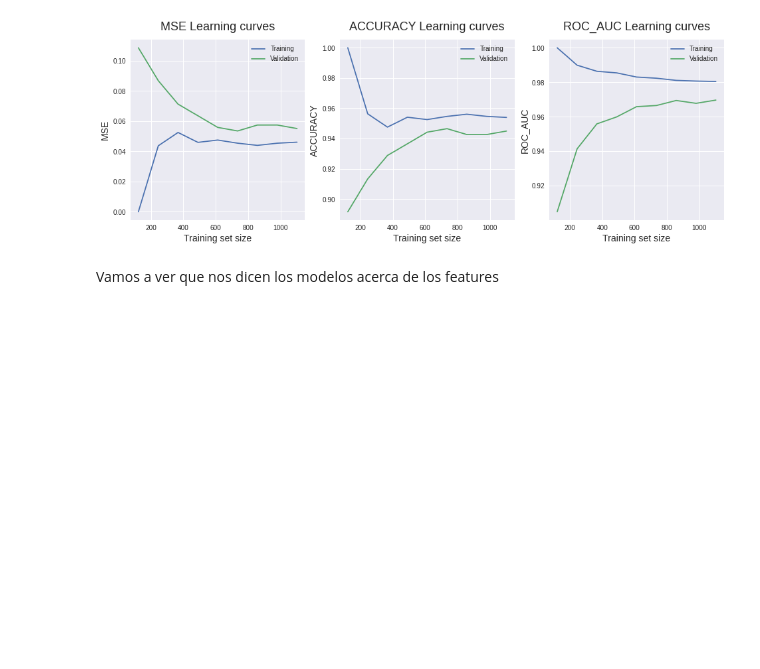
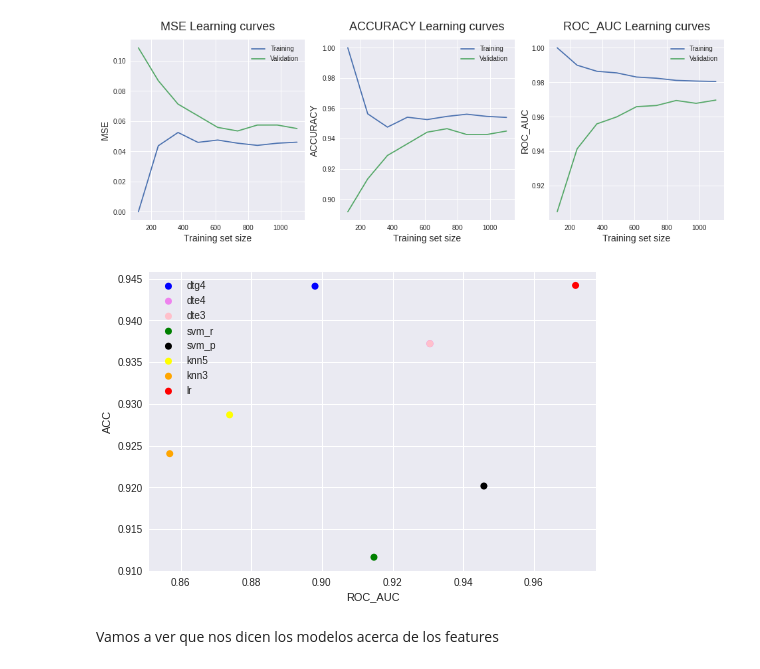
Before and after one commit to abel1927/DJ-MLB-Hall-Fame, a Jupyter notebook: Models/model_feature_selection.ipynb, the cells around one changed output. Saved outputs shown, nothing was run; the diff lists cells and outputs as text; code cells hidden in the pictures; blank space fills up the shorter version.

```diff
--- a/Models/model_feature_selection.ipynb
+++ b/Models/model_feature_selection.ipynb
@@ -420,3 +420,4 @@ El resultado CK promediado es 0.7311
 label = ['dtg4','dte4', 'dte3','svm_r','svm_p', 'knn5', 'knn3', 'lr']
 auc_s = [dtg4_metric[1], dte4_metric[1], dte3_metric[1], svmr_metric[1], svmp_metric[1], knn5_metric[1], knn3_metric[1], lr_metric[1]]
 acc_s = [dtg4_metric[0], dte4_metric[0], dte3_metric[0], svmr_metric[0], svmp_metric[0], knn5_metric[0], knn3_metric[0], lr_metric[0]]
+color = ['blue', 'violet', 'pink', 'green', 'black', 'yellow', 'orange', 'red']
@@ -425,3 +424,16 @@ acc_s = [dtg4_metric[0], dte4_metric[0], dte3_metric[0], svmr_metric[0], svmp_me
+# %%
+fig, ax = plt.subplots()
+ax.set_xlabel("ROC_AUC")
+ax.set_ylabel("ACC")
+for i in range(8):
+    ax.scatter(auc_s[i], acc_s[i], c=color[i],label=label[i],
+               alpha=1, edgecolors='none')
+ax.legend()
+ax.grid(True)
+
+plt.show()
+# %% [output]
+[figure, added]
 # %% [markdown]
 Vamos a ver que nos dicen los modelos acerca de los features
 # %%
```
Also changed, not shown: parts of 12 cells of this notebook.
